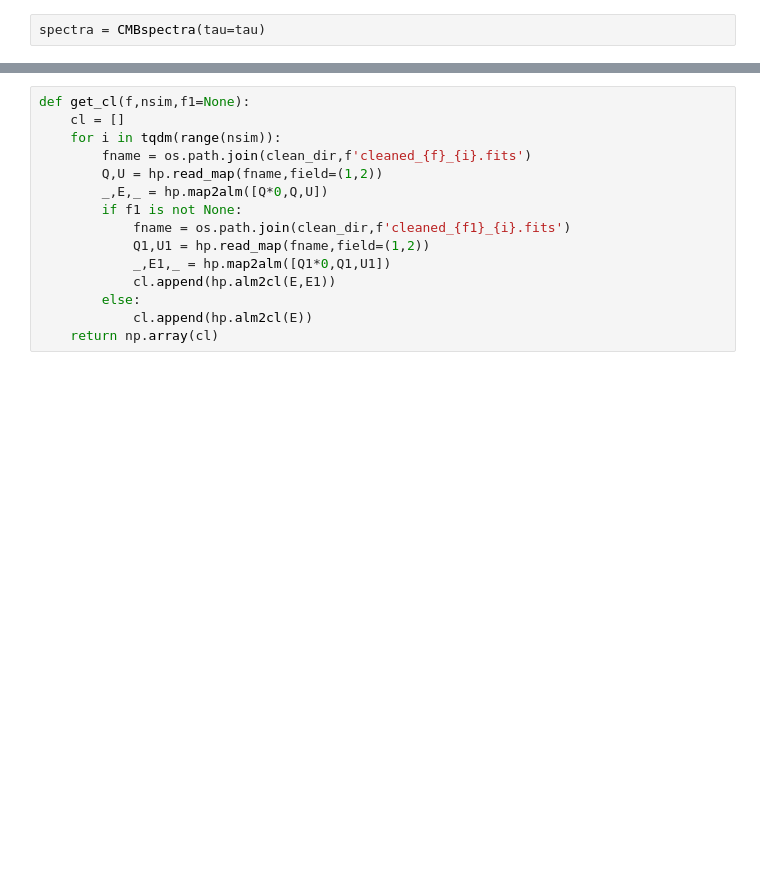
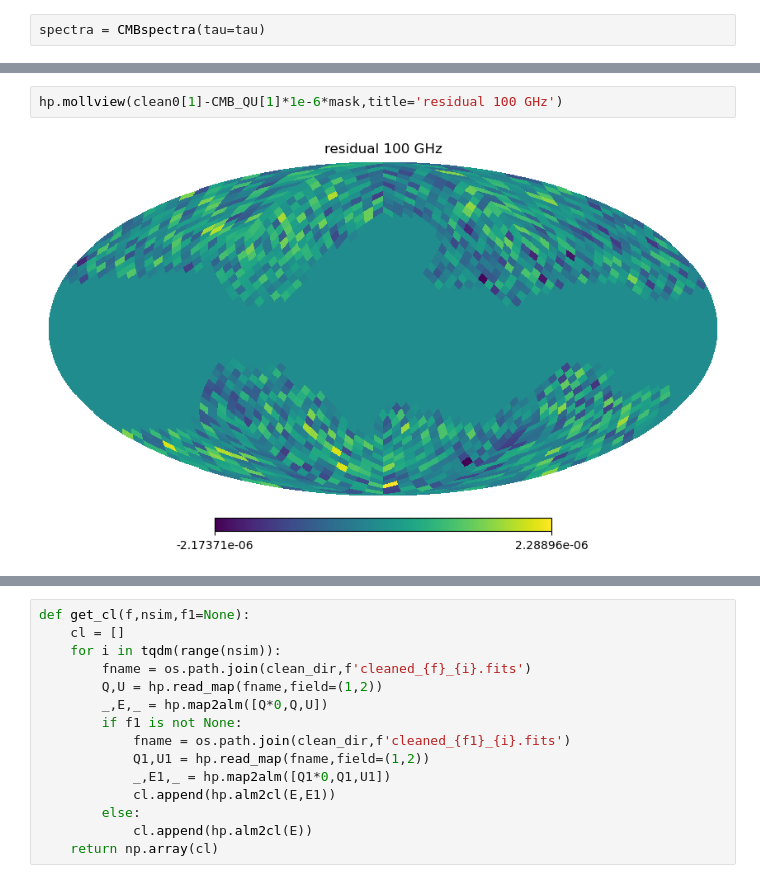
Before and after one commit to antolonappan/taunet, a Jupyter notebook: Notebooks/template.ipynb, the cells around one changed output, grey strips where cells are left out. Drawn from its saved outputs; the diff is of its cells as text; blank space fills up the shorter version.

```diff
--- a/Notebooks/template.ipynb
+++ b/Notebooks/template.ipynb
@@ -25,0 +60,4 @@ spectra = CMBspectra(tau=tau)
+# %%
+hp.mollview(clean0[1]-CMB_QU[1]*1e-6*mask,title='residual 100 GHz')
+# %% [output]
+[figure, added]
```
Also changed, not shown: parts of 17 cells of this notebook, 5 other files.
